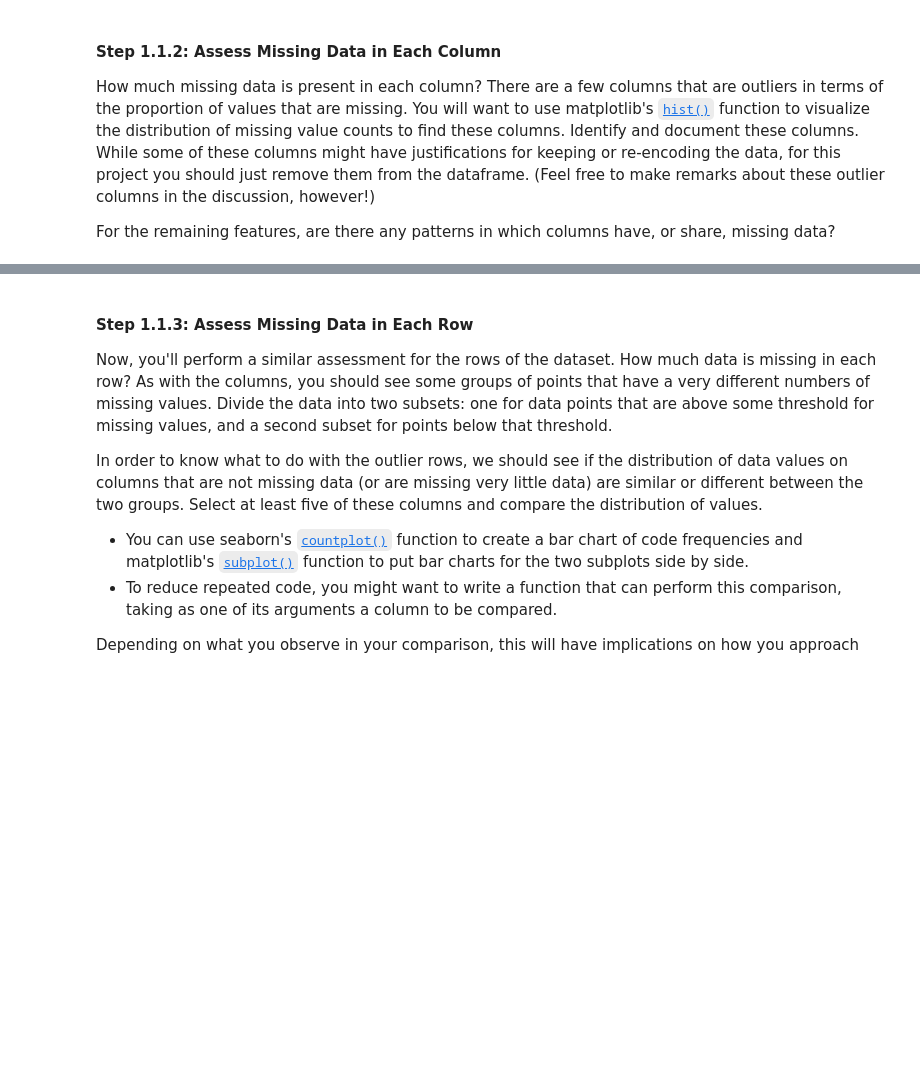
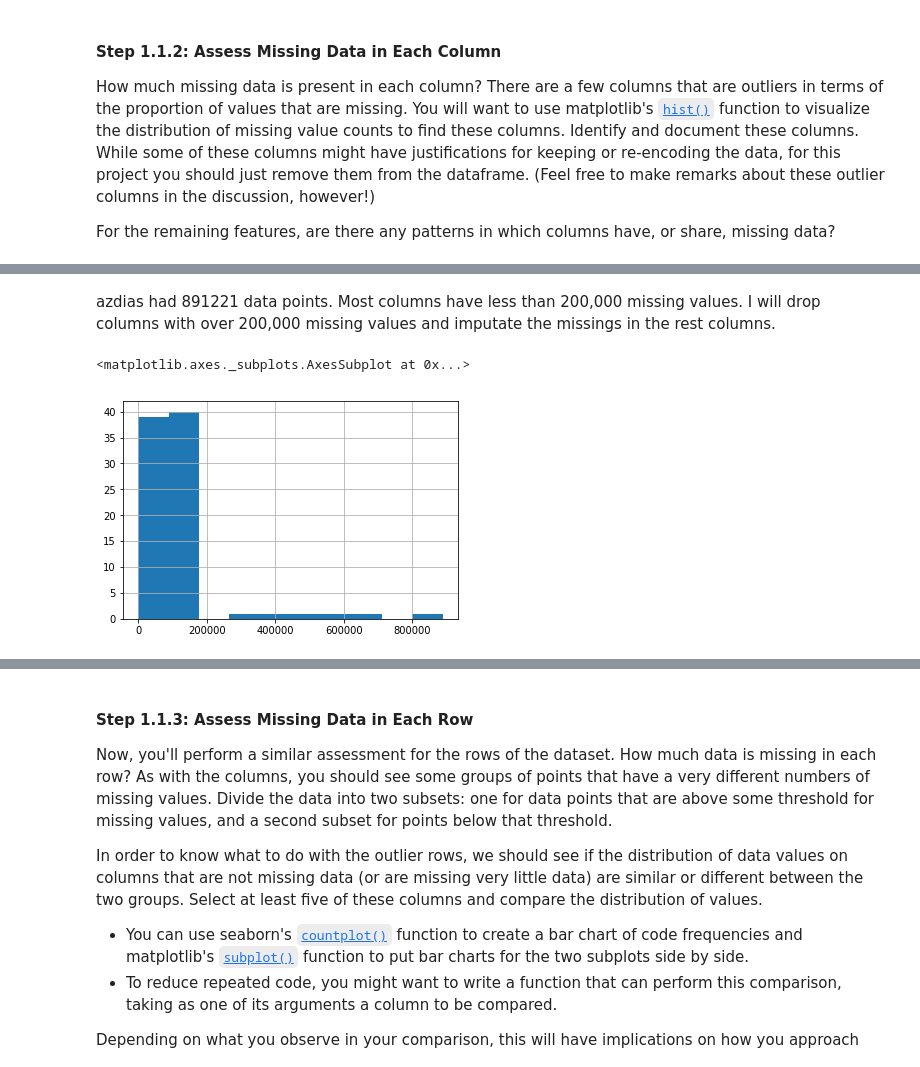
Before and after one commit to jimmyadeline/DSND_Term1, a Jupyter notebook: projects/p3_Identify Customer Segments/Identify_Customer_Segments.ipynb, the cells around one changed output, grey strips where cells are left out. Drawn from its saved outputs; the diff is of its cells as text; code cells hidden in the pictures; blank space fills up the shorter version.

Commit message:
finished data cleaning

```diff
--- a/projects/p3_Identify Customer Segments/Identify_Customer_Segments.ipynb
+++ b/projects/p3_Identify Customer Segments/Identify_Customer_Segments.ipynb
@@ -112,3 +112,21 @@ The fourth column of the feature attributes summary (loaded in above as `feat_in
 **As one more reminder, you are encouraged to add additional cells to break up your analysis into manageable chunks.**
 # %%
 # Identify missing or unknown data values and convert them to NaNs.
+def check_nan(x,check_list):
+    nans=[]
+    for val in check_list:
+        nans.append(x==val)
+        try:
+            nans.append(float(x)==float(val))
+        except:
+            pass
+    return any(nans)
+# %%
+def replace_nan(df):
+    for i, feature in enumerate(df.columns):
+        l =  feat_info.missing_or_unknown[i][1:-1].split(',')
+        nan_list=df[feature].astype(str).apply(check_nan, check_list=l)
+        df[feature][nan_list]=np.nan
+    return df
+# %%
+azdias = replace_nan(azdias)
@@ -118,3 +145,7 @@ The fourth column of the feature attributes summary (loaded in above as `feat_in
 How much missing data is present in each column? There are a few columns that are outliers in terms of the proportion of values that are missing. You will want to use matplotlib's [`hist()`](https://matplotlib.org/api/_as_gen/matplotlib.pyplot.hist.html) function to visualize the distribution of missing value counts to find these columns. Identify and document these columns. While some of these columns might have justifications for keeping or re-encoding the data, for this project you should just remove them from the dataframe. (Feel free to make remarks about these outlier columns in the discussion, however!)
 
 For the remaining features, are there any patterns in which columns have, or share, missing data?
+# %%
+missing_val_count_by_column = azdias.isnull().sum()
+print(missing_val_count_by_column[missing_val_count_by_column > 0])
+print(missing_val_count_by_column[missing_val_count_by_column == 0])
@@ -121,3 +170,8 @@ For the remaining features, are there any patterns in which columns have, or sha
+# %% [markdown]
+azdias had 891221 data points. Most columns have less than 200,000 missing values. I will drop columns with over 200,000 missing values and imputate the missings in the rest columns.
 # %%
-# Perform an assessment of how much missing data there is in each column of the
-# dataset.
+# Investigate patterns in the amount of missing data in each column.
+missing_val_count_by_column.hist()
+# %% [output]
+<matplotlib.axes._subplots.AxesSubplot at 0x...>
+[figure, added]
```
Also changed, not shown: parts of 55 cells of this notebook.
